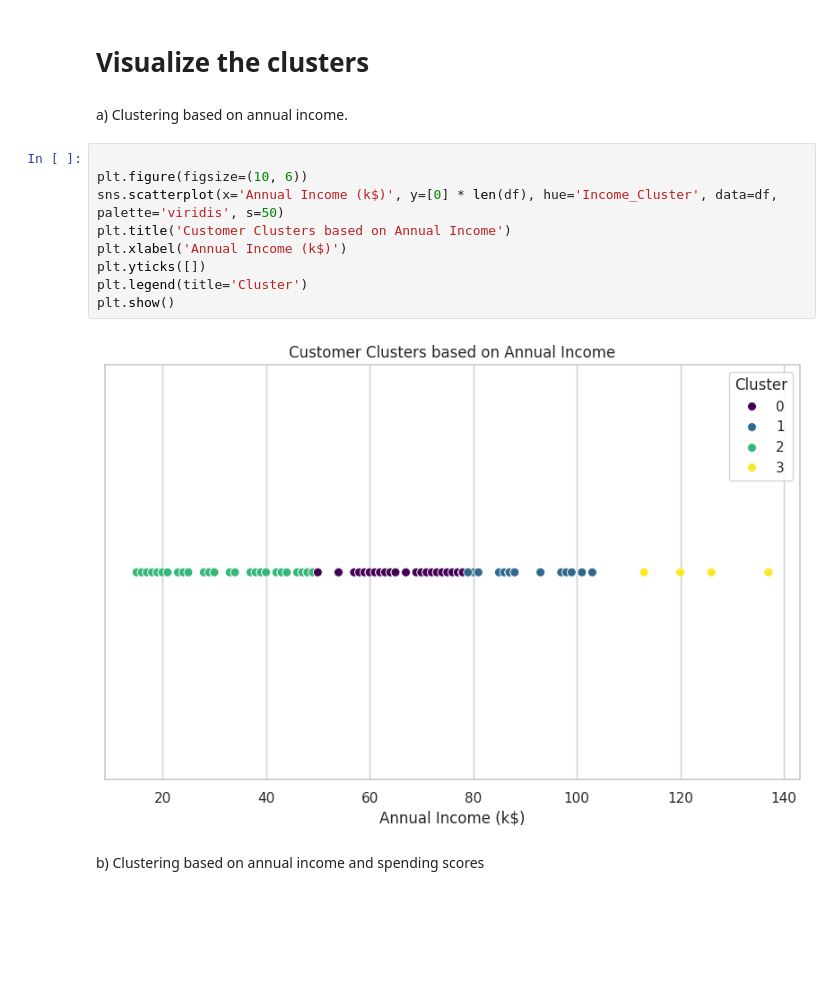
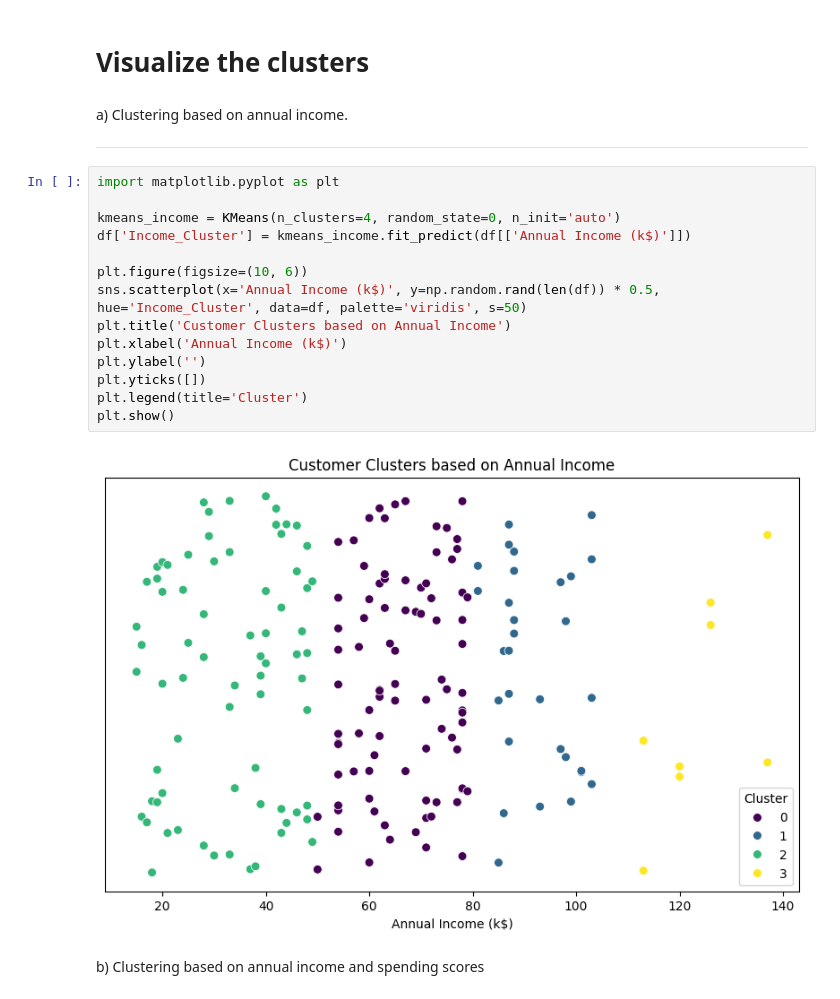
Before and after one commit to Maxwell619/AI-Coursework-2025, a Jupyter notebook: Mall_Customers_Clustering.ipynb, the cells around one changed output. Cells and saved outputs as stored; diff of their text form; blank space fills up the shorter version.

```diff
--- a/Mall_Customers_Clustering.ipynb
+++ b/Mall_Customers_Clustering.ipynb
@@ -176,17 +177,24 @@ Optimal no.of clusters is 5
 # Visualize the clusters
 # %% [markdown]
 a) Clustering based on annual income.
+
+---
 # %%
+import matplotlib.pyplot as plt
+
+kmeans_income = KMeans(n_clusters=4, random_state=0, n_init='auto')
+df['Income_Cluster'] = kmeans_income.fit_predict(df[['Annual Income (k$)']])
 
 plt.figure(figsize=(10, 6))
-sns.scatterplot(x='Annual Income (k$)', y=[0] * len(df), hue='Income_Cluster', data=df, palette='viridis', s=50)
+sns.scatterplot(x='Annual Income (k$)', y=np.random.rand(len(df)) * 0.5, hue='Income_Cluster', data=df, palette='viridis', s=50)
 plt.title('Customer Clusters based on Annual Income')
 plt.xlabel('Annual Income (k$)')
+plt.ylabel('')
 plt.yticks([])
 plt.legend(title='Cluster')
 plt.show()
 # %% [output]
-[figure, old version]
+[figure, new version]
 # %% [markdown]
 b) Clustering based on annual income and spending scores
 # %%
```
Also changed, not shown: parts of 1 cell of this notebook.
